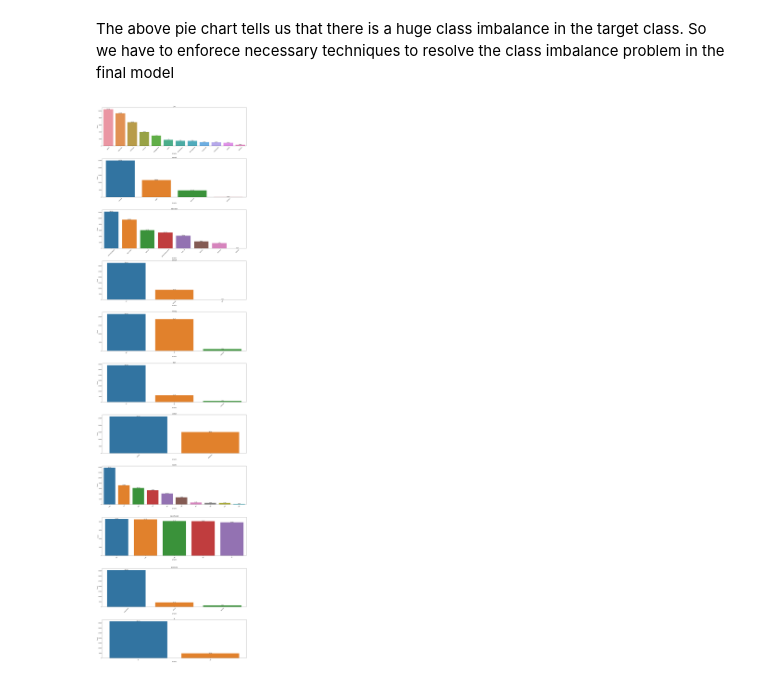
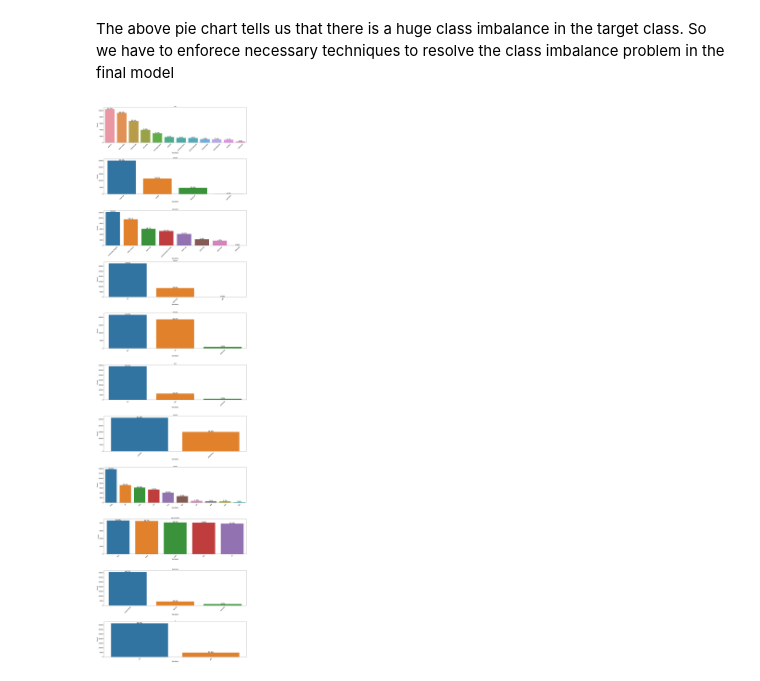
Before and after one commit to iabhiroop/Data_a_thon-ML-DS, a Jupyter notebook: Data notebook.ipynb, the cells around one changed output. Saved outputs shown, nothing was run; the diff lists cells and outputs as text; code cells hidden in the pictures.

```diff
--- a/Data notebook.ipynb
+++ b/Data notebook.ipynb
@@ -103,23 +103,24 @@ for p, label in zip(ax.patches, percentage_counts):
 # %%
 #Visualizing the distribution of numerical columns using historgram
 plt.figure(figsize=(20,80))
 for i in range(len(cat_column)):
 
     plt.subplot(12,1,i+1)
     value_counts=data[cat_column[i]].value_counts()
     percentage_counts = value_counts / value_counts.sum() * 100
     ax = sns.barplot(x=value_counts.index, y=value_counts.values,)
     for p, label in zip(ax.patches, percentage_counts):
         height = p.get_height()
         width = p.get_x() + p.get_width() / 2
-        ax.annotate(f'{label:.1f}%', (width, height), ha='center')
+        ax.annotate(f'{label:.1f}%', (width, height), ha='center',fontsize=16)
     plt.title(cat_column[i])
-    plt.xlabel('Variables')
+    plt.xlabel('Variables',fontsize=14)
 
-    plt.xticks(rotation=45)
-    plt.ylabel('Count')
+    plt.xticks(rotation=45,fontsize=14)
+    plt.yticks(fontsize=14)
+    plt.ylabel('Count',fontsize=14)
 
 plt.tight_layout(pad=0.8)
 plt.show()
 # %% [output]
-[figure, old version]
+[figure, new version]
```
